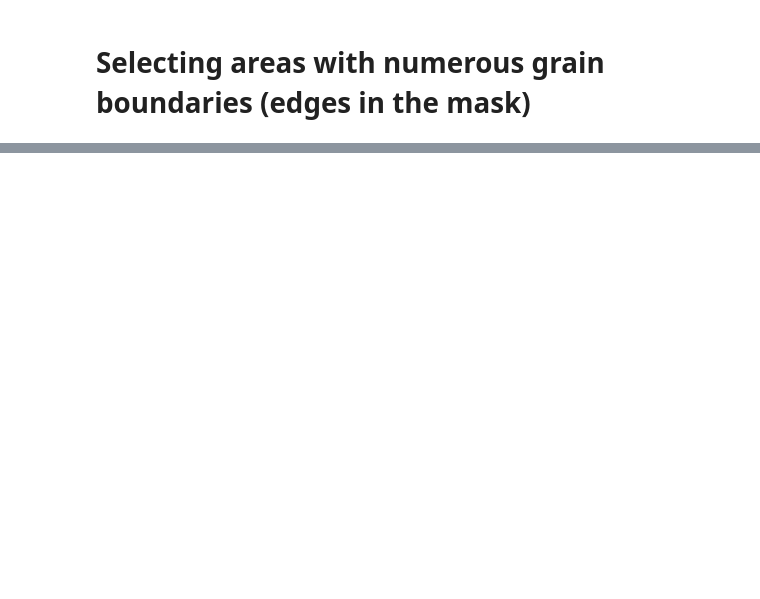
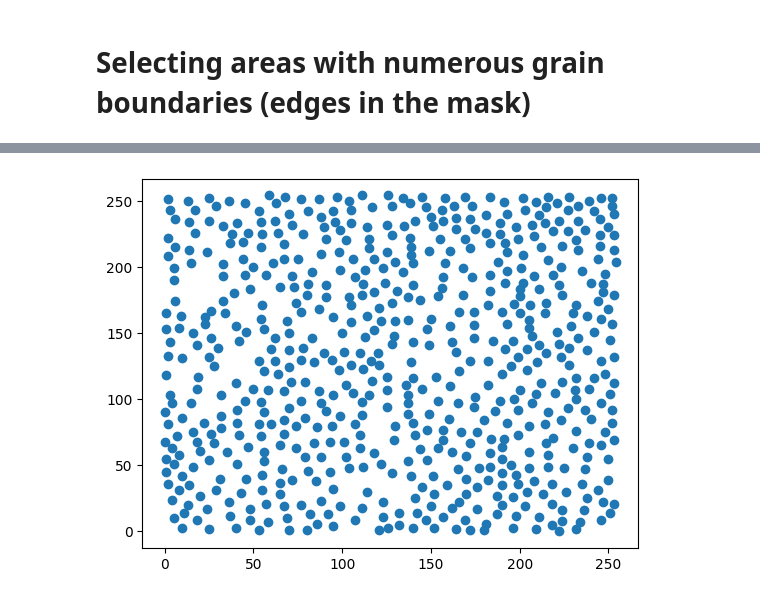
Before and after one commit to pmiam/team-10, a Jupyter notebook: Cellsem_segmentation.ipynb, the cells around one changed output, grey strips where cells are left out. Saved outputs shown, nothing was run; the diff lists cells and outputs as text; code cells hidden in the pictures; blank space fills up the shorter version.

```diff
--- a/Cellsem_segmentation.ipynb
+++ b/Cellsem_segmentation.ipynb
@@ -201,0 +363,6 @@ plt.matshow(target_map)
+# %%
+x, y = centroids[:, 0], centroids[: ,1]
+plt.scatter(x, y)
+plt.show()
+# %% [output]
+[figure, added]
```
Also changed, not shown: parts of 20 cells of this notebook, 1 other file.
